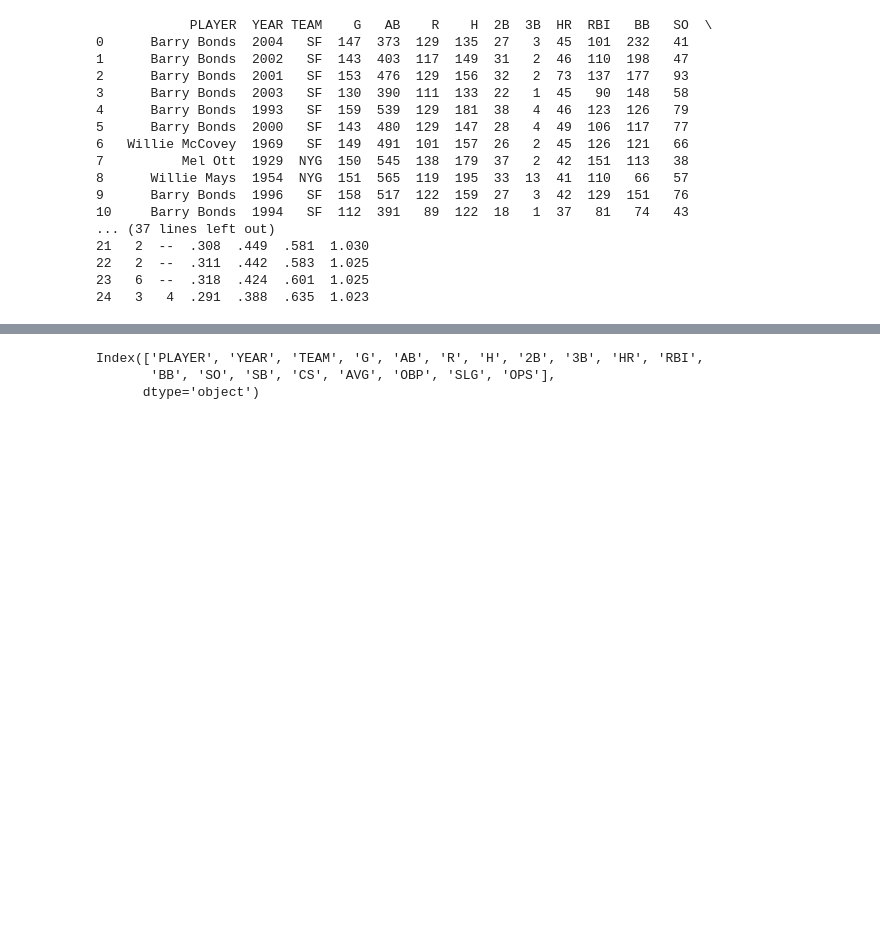
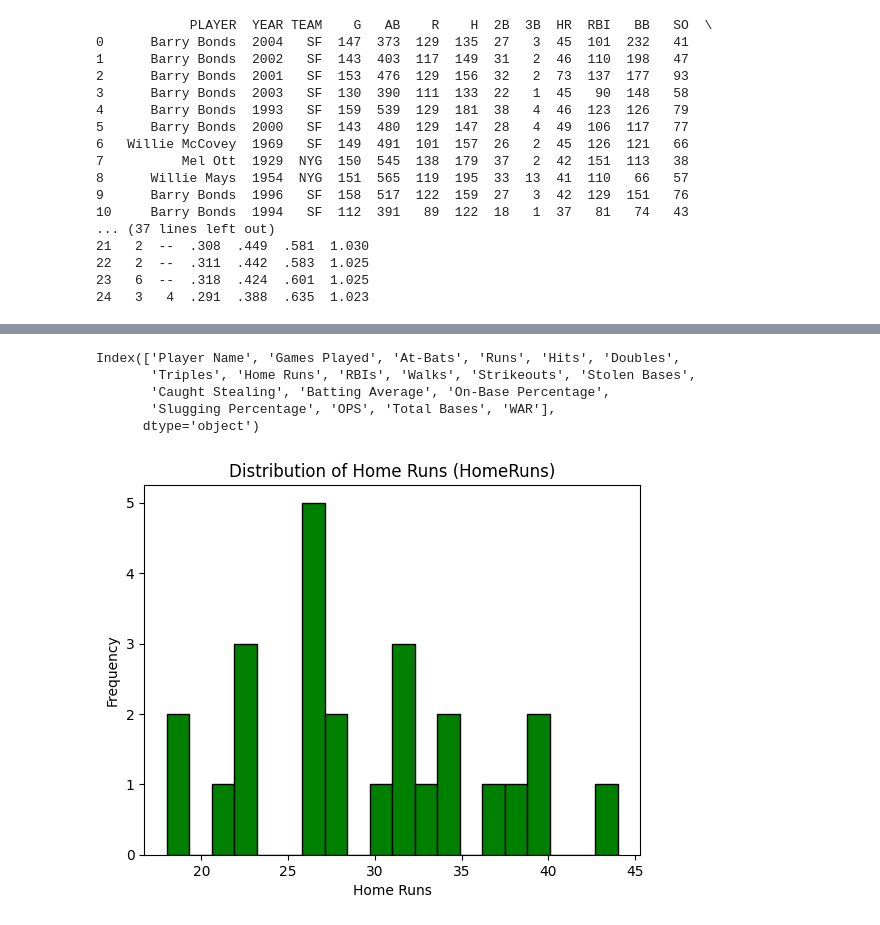
Before and after one commit to 4GeeksAcademy/Joane_web-scraping-project-tutorial, a Jupyter notebook: src/explore.ipynb, the cells around one changed output, grey strips where cells are left out. Saved outputs shown, nothing was run; the diff lists cells and outputs as text; code cells hidden in the pictures; blank space fills up the shorter version.

```diff
--- a/src/explore.ipynb
+++ b/src/explore.ipynb
@@ -113,18 +113,3 @@ print(tables)
 print(f"numbe of tables found: {len(tables)}")
 # %% [output]
 numbe of tables found: 1
-# %%
-from bs4 import BeautifulSoup
-
-# TODO: Parse the `html_data` using BeautifulSoup and create a BeautifulSoup object
-soup = BeautifulSoup(html_data, 'html.parser')
-
-# Print the data type of `soup`, to confirm it's a BeautifulSoup object
-print(type(soup))
-
-# Print an empty line for better readability
-print()
-
-# Print the BeautifulSoup object; it contains the parsed HTML content
-
-print(soup)
@@ -265,0 +405,8 @@ print(df)
+# %%
+print(df.columns)
+# %% [output]
+Index(['Player Name', 'Games Played', 'At-Bats', 'Runs', 'Hits', 'Doubles',
+       'Triples', 'Home Runs', 'RBIs', 'Walks', 'Strikeouts', 'Stolen Bases',
+       'Caught Stealing', 'Batting Average', 'On-Base Percentage',
+       'Slugging Percentage', 'OPS', 'Total Bases', 'WAR'],
+      dtype='object')
@@ -266,13 +415,14 @@ print(df)
 # %%
+hr_series = df['Home Runs']  # Adjusted to the correct column name
 
-print(df.columns)
+# Convert the series data type to a float
+hr = hr_series.astype(float)
 
-# Example 1: Histogram of Home Runs (assuming the correct column name is 'HR')
-df['HR'].plot(kind='hist', bins=30, title='Distribution of Home Runs')
+# Plot the histogram
+plt.hist(hr, bins=20, color='green', edgecolor='black')
+plt.title('Distribution of Home Runs (HomeRuns)')
 plt.xlabel('Home Runs')
 plt.ylabel('Frequency')
 plt.show()
 # %% [output]
-Index(['PLAYER', 'YEAR', 'TEAM', 'G', 'AB', 'R', 'H', '2B', '3B', 'HR', 'RBI',
-       'BB', 'SO', 'SB', 'CS', 'AVG', 'OBP', 'SLG', 'OPS'],
-      dtype='object')
+[figure, added]
```
Also changed, not shown: parts of 14 cells of this notebook.
